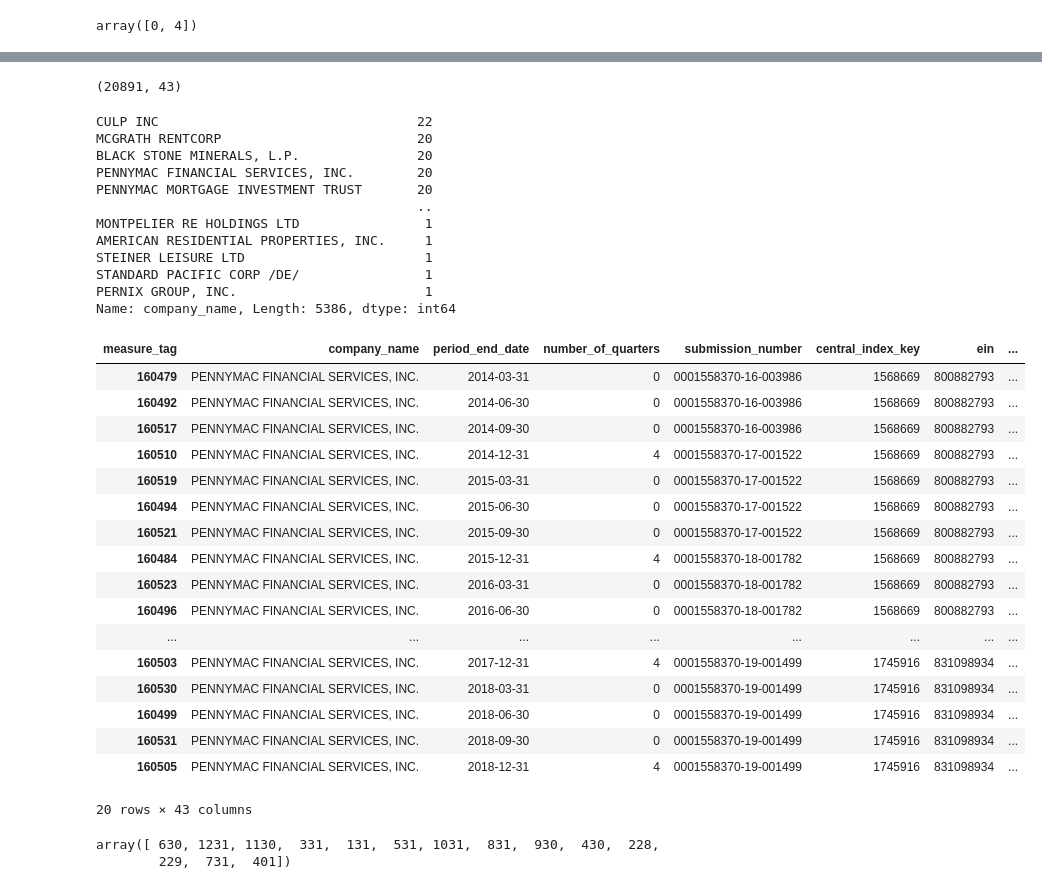
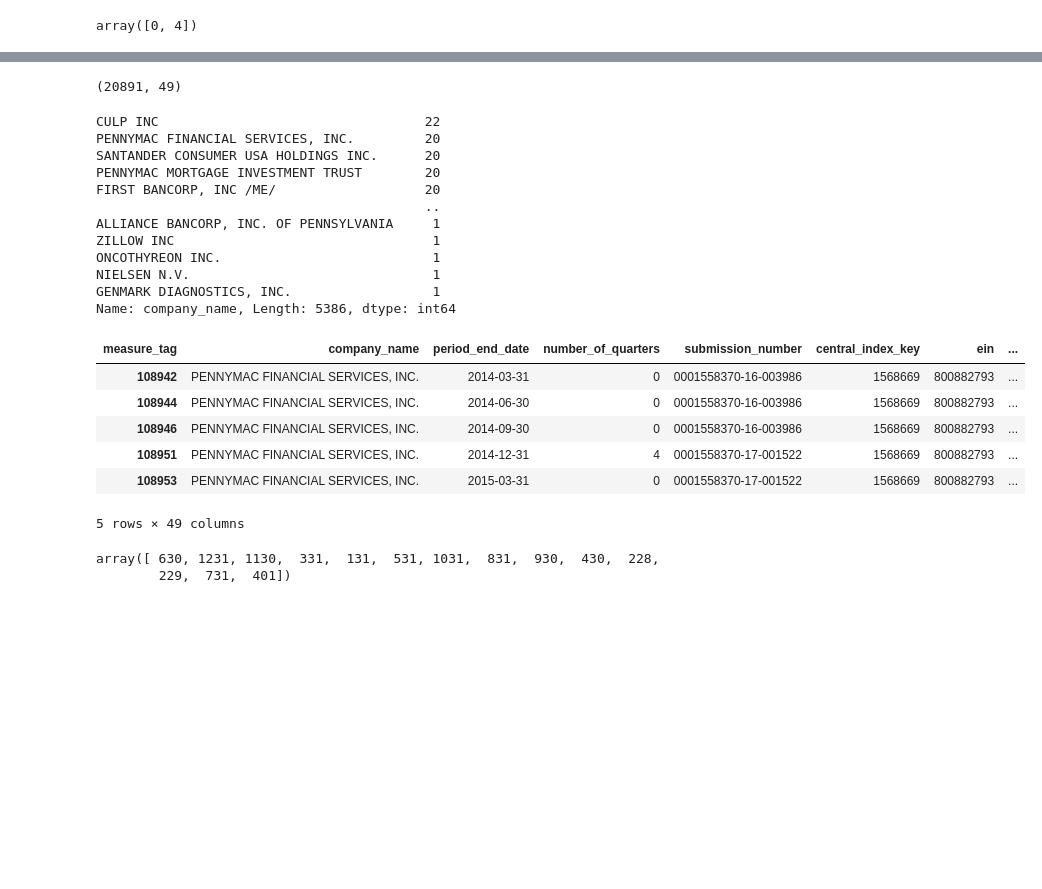
Before and after one commit to AmyB47/bankruptcy_2020, a Jupyter notebook: code/05_SEC_data_prep.ipynb, the cells around one changed output, grey strips where cells are left out. Saved outputs shown, nothing was run; the diff lists cells and outputs as text; code cells hidden in the pictures; blank space fills up the shorter version.

```diff
--- a/code/05_SEC_data_prep.ipynb
+++ b/code/05_SEC_data_prep.ipynb
@@ -70,3 +69,3 @@ pd_sql.read_sql(query, connection)
 # %%
-query_all = "SELECT * FROM sec_ALL_USD;"
+query_all = "SELECT * FROM sec_usd_all;"
 sec_df = pd_sql.read_sql(query_all, connection)
@@ -146,6 +137,6 @@ wide_sec.shape
 # %%
 # drop any finanical report data before 2014
 
-f1_wide_sec = wide_sec[wide_sec['period_end_date'] > datetime.datetime(2014, 1, 1) ]
+f1_wide_sec = wide_sec[wide_sec['period_end_date'] > dt.datetime(2014, 1, 1) ]
 f1_wide_sec.shape
 # %% [output]
@@ -191,9 +176,8 @@ See the caveats in the documentation: https://pandas.pydata.org/pandas-docs/stab
 # %%
-# From EDA of SEC data, some companies keep resumbitting previous reports,
-# sometimes with only one new value, need to get the previously submitted fields
-# sometimes with some values but not all fields provided previously
+# From EDA of SEC data, some companies keep re-subitting previous reports,
+# sometimes with only one new value, need to get the previously submitted data
 
-# to take care of either scenario, fill forward within groupby
+# fill forward within groupby
 
 # leave the NaN's to apply additional logics
 
@@ -203,16 +187,18 @@ cols = ['Assets',
        'CostsAndExpenses', 'CurrentAsset', 'DeferredIncomeTaxExpenseBenefit',
        'DeferredIncomeTaxLiabilities', 'DeferredIncomeTaxLiabilitiesNet',
        'DeferredIncomeTaxesAndTaxCredits', 'Depreciation',
-       'EarningsPerShareBasic', 'EarningsPerShareDiluted', 'GrossProfit',
-       'Liabilities', 'LiabilitiesAndStockholdersEquity', 'LiabilitiesCurrent',
-       'LongTermDebt', 'LongTermDebtCurrent',
+       'EarningsPerShareBasic', 'EarningsPerShareDiluted', 'Goodwill',
+       'GrossProfit', 'IncreaseDecreaseInInventories', 'InterestExpense',
+       'InventoryNet', 'Liabilities', 'LiabilitiesAndStockholdersEquity',
+       'LiabilitiesCurrent', 'LongTermDebt', 'LongTermDebtCurrent',
        'LongTermDebtMaturitiesRepaymentsOfPrincipalInNextTwelveMonths',
        'LongTermDebtNoncurrent', 'NetCashProvidedByUsedInFinancingActivities',
        'NetCashProvidedByUsedInInvestingActivities',
        'NetCashProvidedByUsedInOperatingActivities', 'NetIncomeLoss',
        'OperatingExpenses', 'OperatingIncomeLoss', 'ProfitLoss',
-       'RepaymentsOfLongTermDebt', 'Revenues', 'SalesRevenueNet',
-       'StockholdersEquity', 'TotalAsset']
+       'RepaymentsOfLongTermDebt', 'Revenues', 'SalesRevenueGoodsNet',
+       'SalesRevenueNet', 'StockholdersEquity', 'TotalAsset',
+       'WorkingCapital']
 
 
 f1_wide_sec.update(f1_wide_sec.groupby(['company_name', 'period_end_date'])[cols].ffill())
@@ -336,43 +300,32 @@ memory usage: 31.7+ MB
 f3_wide_sec  = f2_wide_sec.groupby(['company_name', 'period_end_date']).tail(1)
 f3_wide_sec.shape
 # %% [output]
-(20891, 43)
+(20891, 49)
 # %%
 f3_wide_sec['company_name'].value_counts()
 # %% [output]
-CULP INC                                 22
-MCGRATH RENTCORP                         20
-BLACK STONE MINERALS, L.P.               20
-PENNYMAC FINANCIAL SERVICES, INC.        20
-PENNYMAC MORTGAGE INVESTMENT TRUST       20
-                                         ..
-MONTPELIER RE HOLDINGS LTD                1
-AMERICAN RESIDENTIAL PROPERTIES, INC.     1
-STEINER LEISURE LTD                       1
-STANDARD PACIFIC CORP /DE/                1
-PERNIX GROUP, INC.                        1
+CULP INC                                  22
+PENNYMAC FINANCIAL SERVICES, INC.         20
+SANTANDER CONSUMER USA HOLDINGS INC.      20
+PENNYMAC MORTGAGE INVESTMENT TRUST        20
+FIRST BANCORP, INC /ME/                   20
+                                          ..
+ALLIANCE BANCORP, INC. OF PENNSYLVANIA     1
+ZILLOW INC                                 1
+ONCOTHYREON INC.                           1
+NIELSEN N.V.                               1
+GENMARK DIAGNOSTICS, INC.                  1
 Name: company_name, Length: 5386, dtype: int64
 # %%
-f3_wide_sec[f3_wide_sec['company_name'] == 'PENNYMAC FINANCIAL SERVICES, INC.' ]
+f3_wide_sec[f3_wide_sec['company_name'] == 'PENNYMAC FINANCIAL SERVICES, INC.' ].head()
 # %% [output]
 | measure_tag | company_name | period_end_date | number_of_quarters | submission_number | central_index_key | ein | ... |
-| 160479 | PENNYMAC FINANCIAL SERVICES, INC. | 2014-03-31 | 0 | 0001558370-16-003986 | 1568669 | 800882793 | ... |
-| 160492 | PENNYMAC FINANCIAL SERVICES, INC. | 2014-06-30 | 0 | 0001558370-16-003986 | 1568669 | 800882793 | ... |
-| 160517 | PENNYMAC FINANCIAL SERVICES, INC. | 2014-09-30 | 0 | 0001558370-16-003986 | 1568669 | 800882793 | ... |
-| 160510 | PENNYMAC FINANCIAL SERVICES, INC. | 2014-12-31 | 4 | 0001558370-17-001522 | 1568669 | 800882793 | ... |
-| 160519 | PENNYMAC FINANCIAL SERVICES, INC. | 2015-03-31 | 0 | 0001558370-17-001522 | 1568669 | 800882793 | ... |
-| 160494 | PENNYMAC FINANCIAL SERVICES, INC. | 2015-06-30 | 0 | 0001558370-17-001522 | 1568669 | 800882793 | ... |
-| 160521 | PENNYMAC FINANCIAL SERVICES, INC. | 2015-09-30 | 0 | 0001558370-17-001522 | 1568669 | 800882793 | ... |
-| 160484 | PENNYMAC FINANCIAL SERVICES, INC. | 2015-12-31 | 4 | 0001558370-18-001782 | 1568669 | 800882793 | ... |
-| 160523 | PENNYMAC FINANCIAL SERVICES, INC. | 2016-03-31 | 0 | 0001558370-18-001782 | 1568669 | 800882793 | ... |
-| 160496 | PENNYMAC FINANCIAL SERVICES, INC. | 2016-06-30 | 0 | 0001558370-18-001782 | 1568669 | 800882793 | ... |
-| ... | ... | ... | ... | ... | ... | ... | ... |
-| 160503 | PENNYMAC FINANCIAL SERVICES, INC. | 2017-12-31 | 4 | 0001558370-19-001499 | 1745916 | 831098934 | ... |
-| 160530 | PENNYMAC FINANCIAL SERVICES, INC. | 2018-03-31 | 0 | 0001558370-19-001499 | 1745916 | 831098934 | ... |
-| 160499 | PENNYMAC FINANCIAL SERVICES, INC. | 2018-06-30 | 0 | 0001558370-19-001499 | 1745916 | 831098934 | ... |
-| 160531 | PENNYMAC FINANCIAL SERVICES, INC. | 2018-09-30 | 0 | 0001558370-19-001499 | 1745916 | 831098934 | ... |
-| 160505 | PENNYMAC FINANCIAL SERVICES, INC. | 2018-12-31 | 4 | 0001558370-19-001499 | 1745916 | 831098934 | ... |
+| 108942 | PENNYMAC FINANCIAL SERVICES, INC. | 2014-03-31 | 0 | 0001558370-16-003986 | 1568669 | 800882793 | ... |
+| 108944 | PENNYMAC FINANCIAL SERVICES, INC. | 2014-06-30 | 0 | 0001558370-16-003986 | 1568669 | 800882793 | ... |
+| 108946 | PENNYMAC FINANCIAL SERVICES, INC. | 2014-09-30 | 0 | 0001558370-16-003986 | 1568669 | 800882793 | ... |
+| 108951 | PENNYMAC FINANCIAL SERVICES, INC. | 2014-12-31 | 4 | 0001558370-17-001522 | 1568669 | 800882793 | ... |
+| 108953 | PENNYMAC FINANCIAL SERVICES, INC. | 2015-03-31 | 0 | 0001558370-17-001522 | 1568669 | 800882793 | ... |
-20 rows × 43 columns
+5 rows × 49 columns
 # %%
 ## after examining a few companies, their quarterly files are with the annual form 10-K
 ## just filtering on number_of_quarters = 4 will remove good data
```
Also changed, not shown: parts of 40 cells of this notebook.
